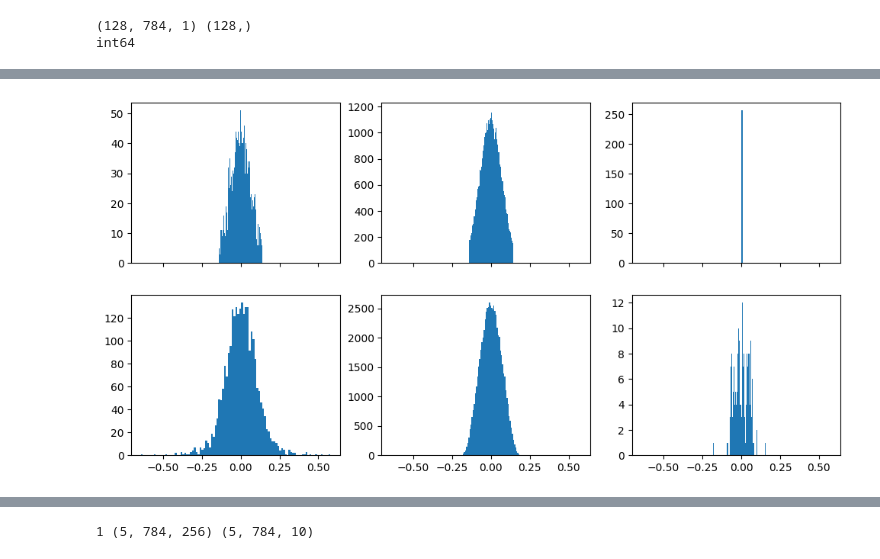
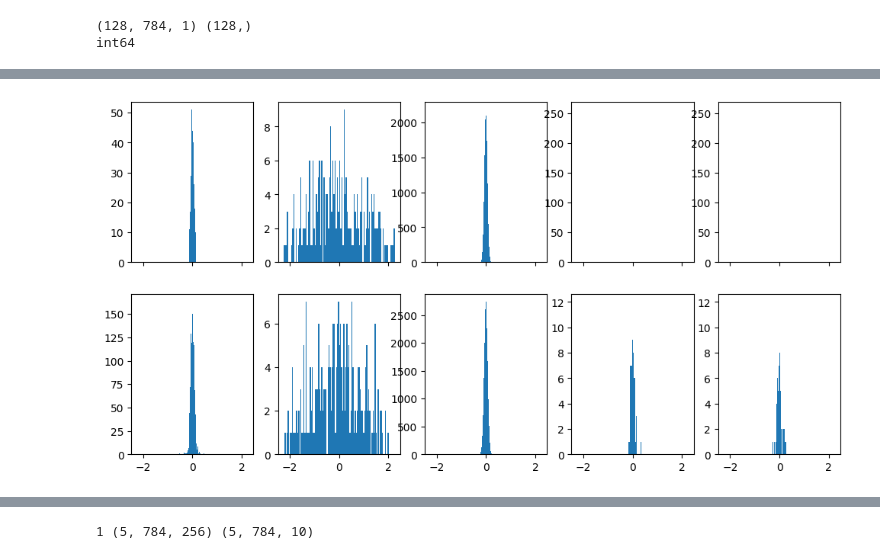
Before and after one commit to TristanTorchet/LearningJAX, a Jupyter notebook: Flax/flax1e_scanSRN.ipynb, the cells around one changed output, grey strips where cells are left out. Saved outputs shown, nothing was run; the diff lists cells and outputs as text; code cells hidden in the pictures.

```diff
--- a/Flax/flax1e_scanSRN.ipynb
+++ b/Flax/flax1e_scanSRN.ipynb
@@ -120,7 +155,7 @@ class RNNBackbone(nn.Module):
 
 BatchRNN = nn.vmap(RNNBackbone, in_axes=0, out_axes=0, variable_axes={'params': None}, split_rngs={'params': False})
 # %%
-model = BatchRNN(64, 10, 1)
+model = BatchRNN(HIDDEN_DIM, 10, 1)
 params = model.init(jax.random.PRNGKey(0), jnp.zeros_like(batch_x[:5]))
 state_hist, out_hist = model.apply(params, batch_x[:5]+1)
 print(len(state_hist), state_hist[0].shape, out_hist.shape) # (batch, time, cell_size)
@@ -216,13 +267,31 @@ def run_epoch(state, train_dl, rng):
 # %%
-def create_train_state(key, model_cls, lr, dataset_version, hidden_size=256, num_layers=1):
+def map_nested_fn(fn):
+    """Recursively apply `fn to the key-value pairs of a nested dict / pytree."""
+
+    def map_fn(nested_dict):
+        return {
+            k: (map_fn(v) if hasattr(v, "keys") else fn(k, v))
+            for k, v in nested_dict.items()
+        }
+
+    return map_fn
+
+def create_train_state(key, model_cls, lr, dataset_version, hidden_size, n_layers):
 
     init_x = jnp.ones((128, 784, 1)) if dataset_version == "sequential" else jnp.ones((128, 28, 28))
 
-    model = model_cls(hidden_size=hidden_size, output_size=10, num_layers=num_layers)
+    model = model_cls(hidden_size=hidden_size, output_size=10, n_layers=n_layers)
     params = model.init(key, init_x)['params']
 
     # Debugging: Print parameter structure
     print("Initialized parameter structure:", jax.tree_util.tree_map(jnp.shape, params))
+
+    param_sizes = map_nested_fn(
+        lambda k, param: param.size
+        # if lr_layer.get(k, lr) > 0.0
+        # else 0
+    )(params)
+    print(f"[*] Trainable Parameters: {sum(jax.tree_util.tree_leaves(param_sizes))}")
 
     optimizer = optax.adam(lr)
     return train_state.TrainState.create(
@@ -231,5 +300,5 @@ def create_train_state(key, model_cls, lr, dataset_version, hidden_size=256, num
         tx=optimizer,
     )
 # %%
-state = create_train_state(key, BatchRNN, lr, DATASET_VERSION, 256, 1)
+state = create_train_state(key, BatchRNN, lr, DATASET_VERSION, HIDDEN_DIM, 1)
 # %% [output]
@@ -237,6 +307,7 @@ Initialized parameter structure: {'Dense_Out': {'bias': (10,), 'kernel': (256, 1
 # %%
-for epoch in range(2):
+for epoch in range(5):
     key, subkey = jax.random.split(key)
     state, train_loss, train_accuracy = run_epoch(state, trainloader, key)
-    print(f"Epoch {epoch} | Loss: {train_loss} | Accuracy: {train_accuracy}")
+    val_loss, val_acc  = validate(state, val_loader)
+    print(f"Epoch {epoch} | train_loss: {train_loss:.4f} | train_acc: {train_accuracy*100:.2f}% | val_loss: {val_loss:.4f} | val_acc: {val_acc*100:.2f}%")
 # %% [output]
@@ -251,14 +325,18 @@ print(jax.tree_util.tree_map(jnp.shape, state.params))
 # %%
-fig, axs = plt.subplots(2, 3, figsize=(1200*px, 600*px), sharex=True)
+fig, axs = plt.subplots(2, 5, figsize=(1200*px, 600*px), sharex=True)
 axs[0,0].hist(params['params']['Dense_Out']['kernel'].flatten(), bins=100)
-axs[0,1].hist(params['params']['RNNLayer_0']['Dense_RNN']['kernel'].flatten(), bins=100)
-axs[0,2].hist(params['params']['RNNLayer_0']['Dense_RNN']['bias'].flatten(), bins=100)
+axs[0,1].hist(params['params']['RNNLayer_0']['Dense_x']['kernel'].flatten(), bins=100)
+axs[0,2].hist(params['params']['RNNLayer_0']['Dense_h']['kernel'].flatten(), bins=100)
+axs[0,3].hist(params['params']['RNNLayer_0']['Dense_x']['bias'].flatten(), bins=100)
+axs[0,4].hist(params['params']['RNNLayer_0']['Dense_h']['bias'].flatten(), bins=100)
 axs[1,0].hist(state.params['Dense_Out']['kernel'].flatten(), bins=100)
-axs[1,1].hist(state.params['RNNLayer_0']['Dense_RNN']['kernel'].flatten(), bins=100)
-axs[1,2].hist(state.params['RNNLayer_0']['Dense_RNN']['bias'].flatten(), bins=100)
+axs[1,1].hist(state.params['RNNLayer_0']['Dense_x']['kernel'].flatten(), bins=100)
+axs[1,2].hist(state.params['RNNLayer_0']['Dense_h']['kernel'].flatten(), bins=100)
+axs[1,3].hist(state.params['RNNLayer_0']['Dense_x']['bias'].flatten(), bins=100)
+axs[1,4].hist(state.params['RNNLayer_0']['Dense_h']['bias'].flatten(), bins=100)
 plt.show()
 # %% [output]
-[figure, old version]
+[figure, new version]
 # %%
 plot_dynamics(model, state.params, batch_x, batch_y, dataset_version=DATASET_VERSION, id_sample=2)
 # %% [output]
```
Also changed, not shown: parts of 22 cells of this notebook, 1 other file.
